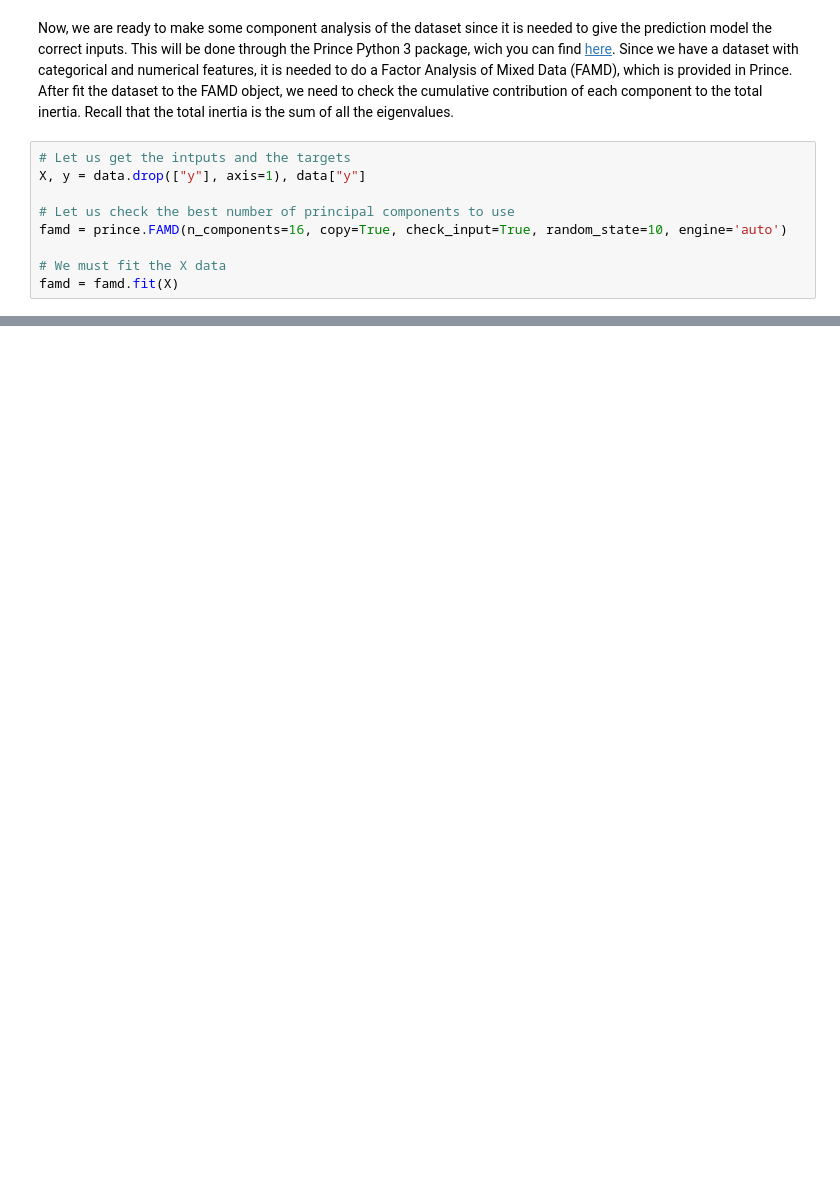
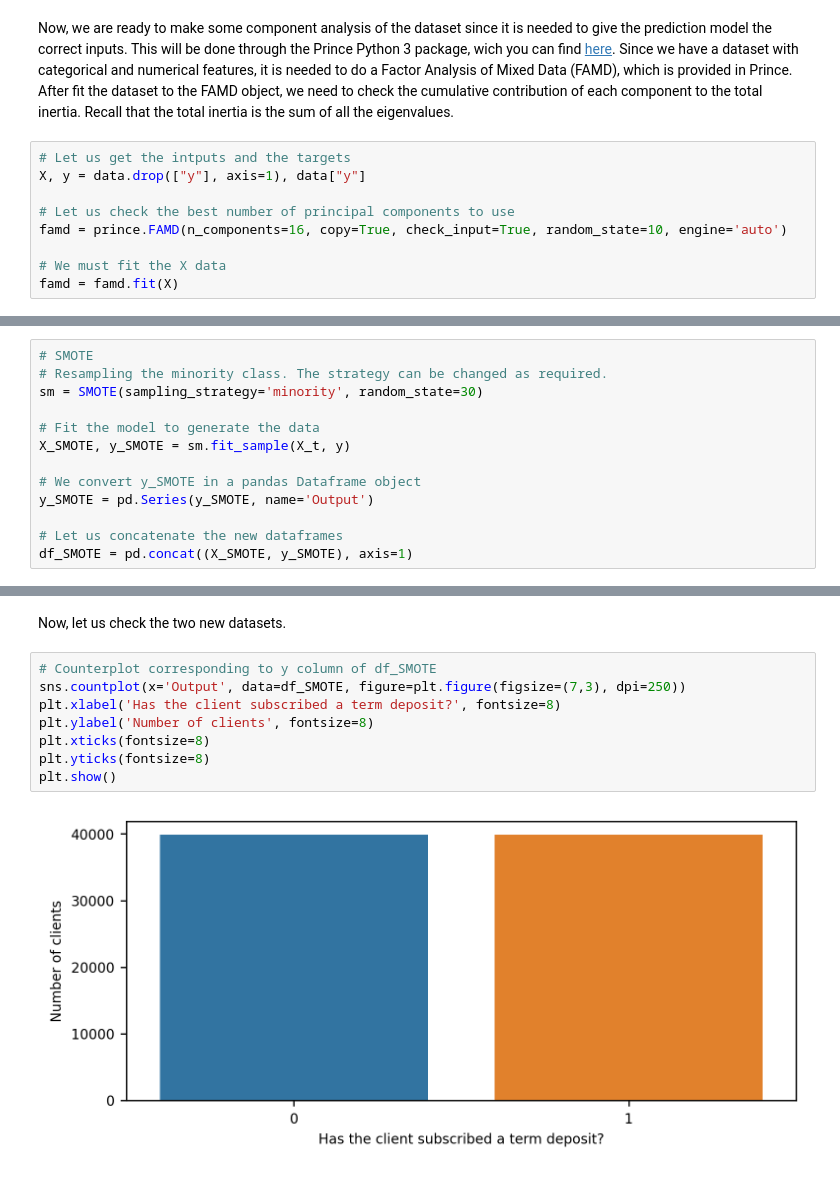
Before and after one commit to Santiq22/data_science_projects, a Jupyter notebook: Bank Suscription/bank_suscription_predictor.ipynb, the cells around one changed output, grey strips where cells are left out. Saved outputs shown, nothing was run; the diff lists cells and outputs as text; blank space fills up the shorter version.

```diff
--- a/Bank Suscription/bank_suscription_predictor.ipynb
+++ b/Bank Suscription/bank_suscription_predictor.ipynb
@@ -338,0 +380,13 @@ plt.show()"""
+# %%
+# SMOTE
+# Resampling the minority class. The strategy can be changed as required.
+sm = SMOTE(sampling_strategy='minority', random_state=30)
+
+# Fit the model to generate the data
+X_SMOTE, y_SMOTE = sm.fit_sample(X_t, y)
+
+# We convert y_SMOTE in a pandas Dataframe object
+y_SMOTE = pd.Series(y_SMOTE, name='Output')
+
+# Let us concatenate the new dataframes
+df_SMOTE = pd.concat((X_SMOTE, y_SMOTE), axis=1)
@@ -338,0 +410,12 @@ plt.show()"""
+# %% [markdown]
+Now, let us check the two new datasets.
+# %%
+# Counterplot corresponding to y column of df_SMOTE
+sns.countplot(x='Output', data=df_SMOTE, figure=plt.figure(figsize=(7,3), dpi=250))
+plt.xlabel('Has the client subscribed a term deposit?', fontsize=8)
+plt.ylabel('Number of clients', fontsize=8)
+plt.xticks(fontsize=8)
+plt.yticks(fontsize=8)
+plt.show()
+# %% [output]
+[figure, added]
```
Also changed, not shown: parts of 55 cells of this notebook, 1 other file.
